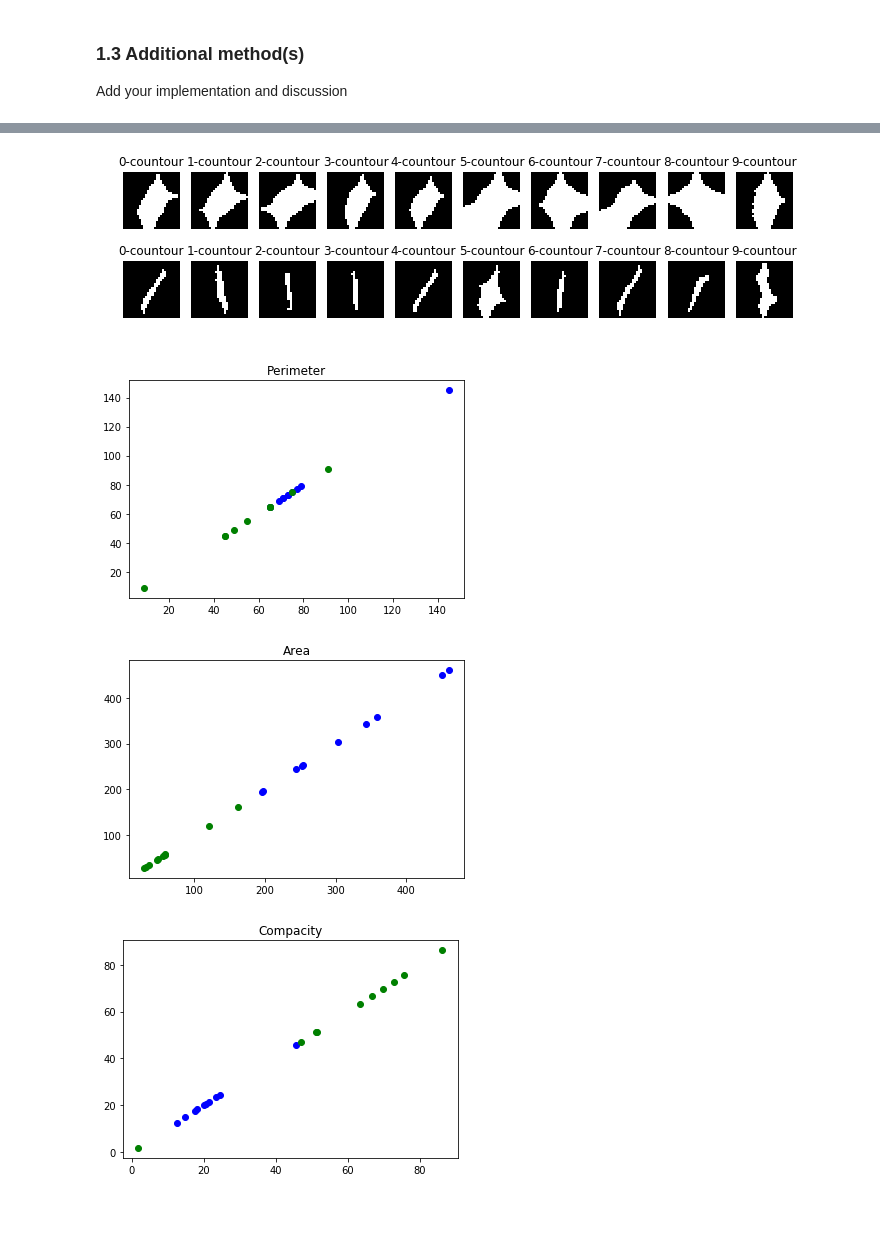
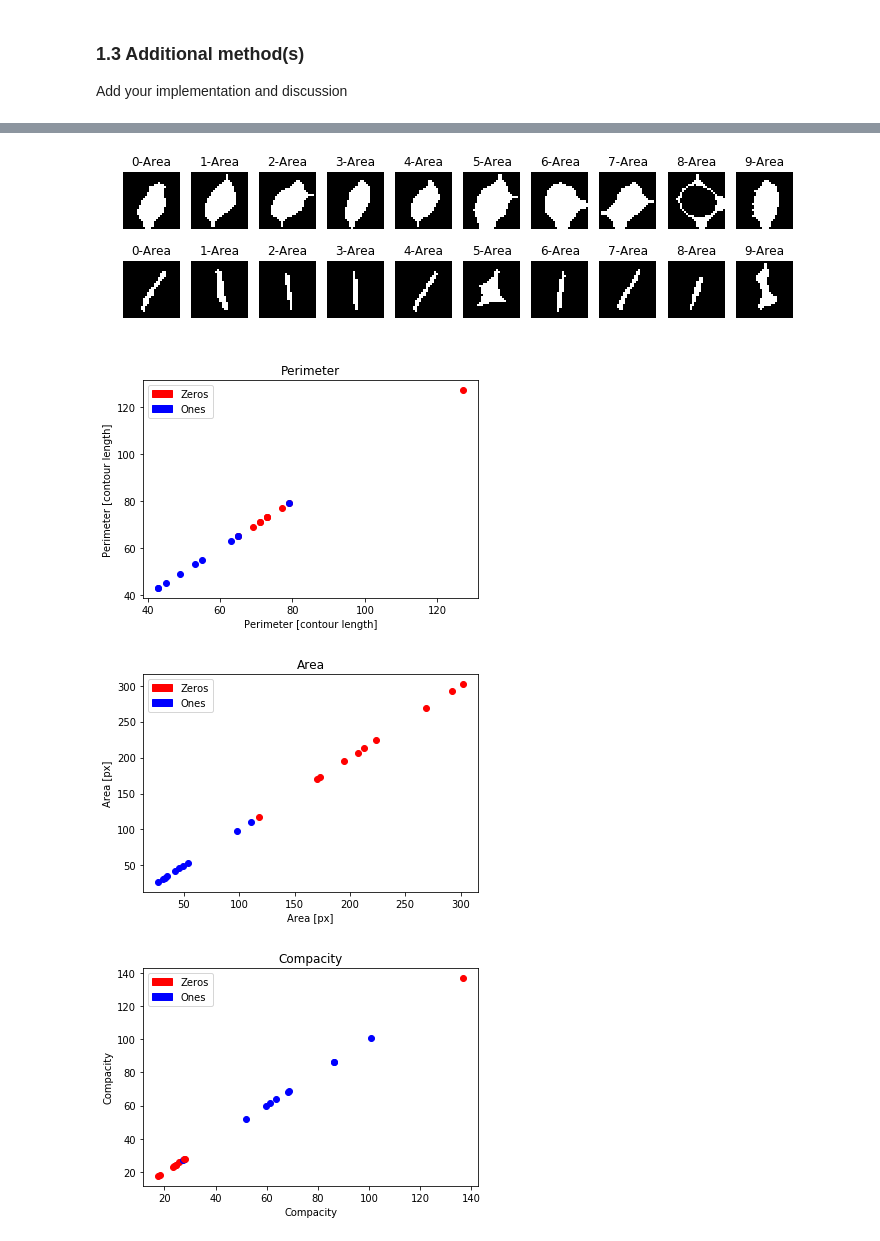
Before and after one commit to hellgheast/Image_analysis, a Jupyter notebook: lab_02_object_description_luca.ipynb, the cells around one changed output, grey strips where cells are left out. Drawn from its saved outputs; the diff is of its cells as text; code cells hidden in the pictures; blank space fills up the shorter version.

```diff
--- a/lab_02_object_description_luca.ipynb
+++ b/lab_02_object_description_luca.ipynb
@@ -205,26 +429,17 @@ import skimage.morphology as morph
 #extract number of images and number of pixels
 N_images, N,tmp = zeros_im.shape
 
-
 #binarize images
-thres = 220
+cust_thres = 230
 zeros_im_bin = zeros_im.copy()
-for i in range(0,N_images):
-    for j in range(0,N):
-        for k in range(0,N):
-            if zeros_im_bin[i][j,k] > thres:
-                zeros_im_bin[i][j,k] = 255
-            else:
-                zeros_im_bin[i][j,k] = 0
+zeros_im_bin = zeros_im_bin > cust_thres
 
 ones_im_bin = ones_im.copy()
-for i in range(0,N_images):
-    for j in range(0,N):
-        for k in range(0,N):
-            if ones_im_bin[i][j,k] > thres:
-                ones_im_bin[i][j,k] = 255
-            else:
-                ones_im_bin[i][j,k] = 0
+ones_im_bin = ones_im_bin > cust_thres
+
+# Convert to uint8
+zeros_im_bin = zeros_im_bin * 255
+ones_im_bin  = ones_im_bin * 255
 
 #morphology for area computation
 full_zeros = []
@@ -233,7 +448,7 @@ area_zeros = []
 area_ones = []
 area_tmp_zeros = 0
 area_tmp_ones = 0
-struct_elem = morph.disk(8)
+struct_elem = morph.disk(6)
 for i in range(0,N_images):
     full_zeros.append(morph.closing(zeros_im_bin[i],struct_elem))
     full_ones.append(morph.closing(ones_im_bin[i],struct_elem))
@@ -250,53 +465,63 @@ for i in range(0,N_images):
     area_zeros.append(area_tmp_zeros)
     area_ones.append(area_tmp_ones)
 
-#visualize morph
-zeros_contour_im = np.zeros((N_images,N,N))
-ones_contour_im = np.zeros((N_images,N,N))
-for j in range(0,N_images):
-    for i in range(0,len(contour_zeros[j][0])):
-        zeros_contour_im[j,int(round(contour_zeros[j][0][i,0])),int(round(contour_zeros[j][0][i,1]))] = 255
-    for i in range(0,len(contour_ones[j][0])):
-        ones_contour_im[j,int(round(contour_ones[j][0][i,0])),int(round(contour_ones[j][0][i,1]))] = 255
 
 fig, ax = plt.subplots(2,N_images, figsize=(12, 3))
 for idx in range(0,N_images):
         ax[0,idx].imshow(full_zeros[idx], cmap='gray')
         ax[0,idx].axis('off')
-        ax[0,idx].set_title('{}-countour'.format(idx))
+        ax[0,idx].set_title('{}-Area'.format(idx))
         ax[1,idx].imshow(full_ones[idx], cmap='gray')
         ax[1,idx].axis('off')
-        ax[1,idx].set_title('{}-countour'.format(idx))
+        ax[1,idx].set_title('{}-Area'.format(idx))
 plt.show()
 
 #contour_zeros will be a list of lists of ndarrays with the coordinates of the contour
 #access it with contour_zeros[im_idx,arra_idx,]
 contour_zeros = []
 contour_ones = []
 for i in range(0,N_images):
-    contour_zeros.append(mes.find_contours(zeros_im_bin[i], 128, fully_connected='high', positive_orientation='low'))
-    contour_ones.append(mes.find_contours(ones_im_bin[i], 128, fully_connected='high', positive_orientation='low'))
+    contour_zeros.append(find_contours(zeros_im_bin[i], 128, fully_connected='high', positive_orientation='low'))
+    contour_ones.append(find_contours(ones_im_bin[i], 128, fully_connected='high', positive_orientation='low'))
 
 
 #plot perimeter
 for i in range(0,N_images):
-    plt.plot(len(contour_zeros[i][0]),len(contour_zeros[i][0]),'bo',len(contour_ones[i][0]),len(contour_ones[i][0]),'go')
+    plt.plot(len(contour_zeros[i][0]),len(contour_zeros[i][0]),'ro',len(contour_ones[i][0]),len(contour_ones[i][0]),'bo')
+
+red_patch = mpatches.Patch(color='red',label='Zeros')
+blue_patch = mpatches.Patch(color='blue', label='Ones')
+plt.legend(handles=[red_patch,blue_patch])
 plt.title('Perimeter')
+plt.xlabel('Perimeter [contour length]')
+plt.ylabel('Perimeter [contour length]')
 plt.show()
 
 #plot area
 for i in range(0,N_images):
-    plt.plot(area_zeros[i],area_zeros[i],'bo',area_ones[i],area_ones[i],'go')
+    plt.plot(area_zeros[i],area_zeros[i],'ro',area_ones[i],area_ones[i],'bo')
+
+red_patch = mpatches.Patch(color='red',label='Zeros')
+blue_patch = mpatches.Patch(color='blue', label='Ones')
+plt.legend(handles=[red_patch,blue_patch])
 plt.title('Area')
+plt.xlabel('Area [px]')
+plt.ylabel('Area [px]')
 plt.show()
 
 #plot compacity
 for i in range(0,N_images):
-    plt.plot(((len(contour_zeros[i][0]))**2) /(area_zeros[i]),((len(contour_zeros[i][0]))**2) /(area_zeros[i]),'bo',((len(contour_ones[i][0]))**2) /(area_ones[i]),((len(contour_ones[i][0]))**2) /(area_ones[i]),'go')
+    plt.plot(((len(contour_zeros[i][0]))**2) /(area_zeros[i]),((len(contour_zeros[i][0]))**2) /(area_zeros[i]),'ro',((len(contour_ones[i][0]))**2) /(area_ones[i]),((len(contour_ones[i][0]))**2) /(area_ones[i]),'bo')
+
+green_patch = mpatches.Patch(color='red',label='Zeros')
+blue_patch = mpatches.Patch(color='blue', label='Ones')
+plt.legend(handles=[green_patch,blue_patch])
 plt.title('Compacity')
+plt.xlabel('Compacity')
+plt.ylabel('Compacity')
 plt.show()
 # %% [output]
-[figure, old version]
+[figure, new version]
-[figure, old version]
+[figure, new version]
-[figure, old version]
+[figure, new version]
-[figure, old version]
+[figure, new version]
```
Also changed, not shown: parts of 8 cells of this notebook.
